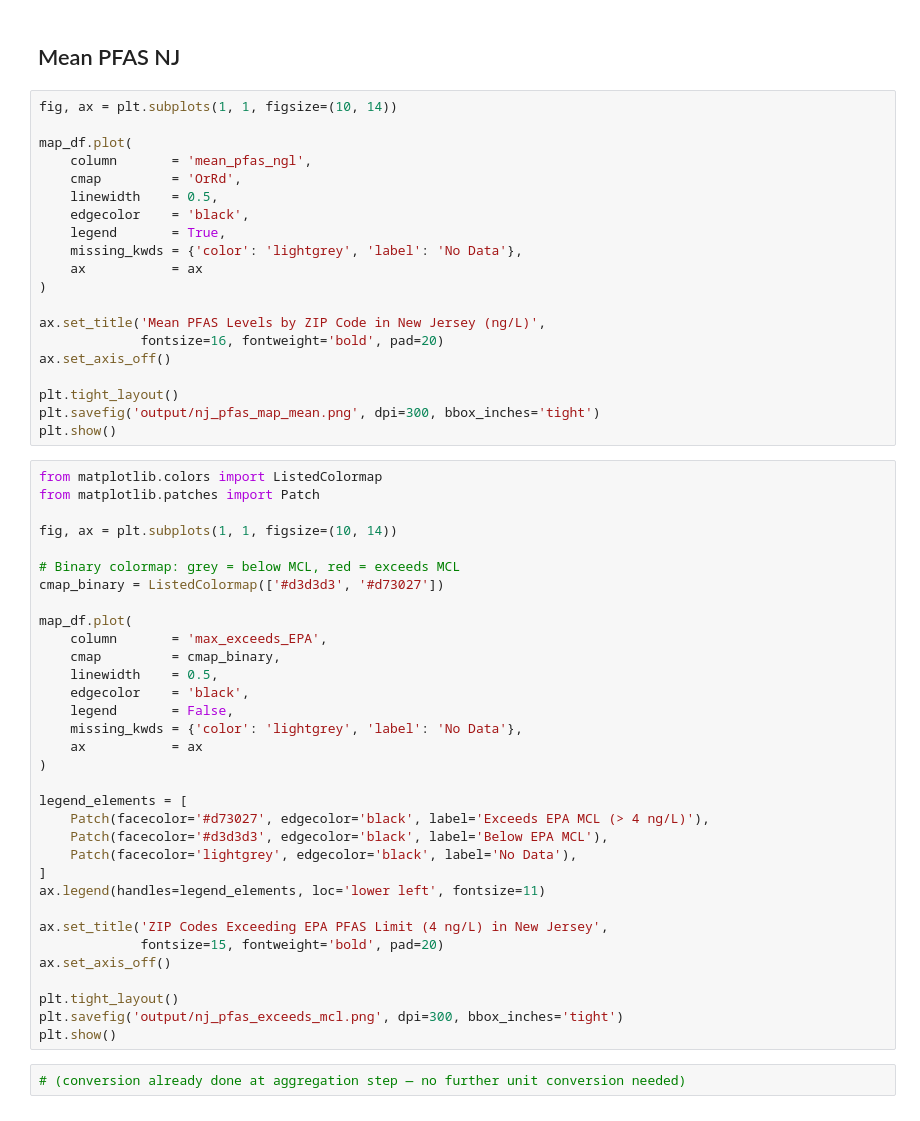
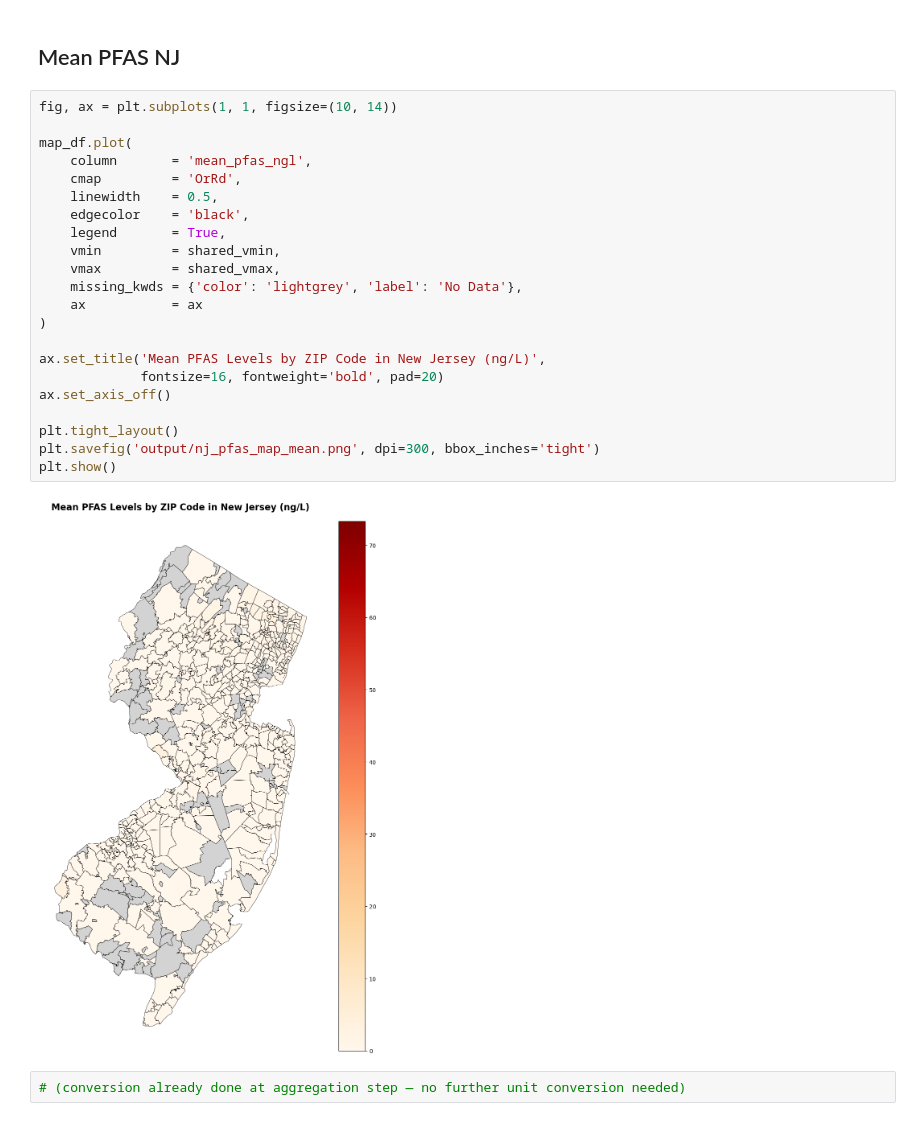
Before and after one commit to Charcharbinks28/QSS20-CW-Final, a Jupyter notebook: code/02_data_clean_visualize_me_search.ipynb, the cells around one changed output. Drawn from its saved outputs; the diff is of its cells as text.

```diff
--- a/code/02_data_clean_visualize_me_search.ipynb
+++ b/code/02_data_clean_visualize_me_search.ipynb
@@ -428,56 +439,27 @@ plt.show()
 # %%
 fig, ax = plt.subplots(1, 1, figsize=(10, 14))
 
 map_df.plot(
     column       = 'mean_pfas_ngl',
     cmap         = 'OrRd',
     linewidth    = 0.5,
     edgecolor    = 'black',
     legend       = True,
+    vmin         = shared_vmin,
+    vmax         = shared_vmax,
     missing_kwds = {'color': 'lightgrey', 'label': 'No Data'},
     ax           = ax
 )
 
 ax.set_title('Mean PFAS Levels by ZIP Code in New Jersey (ng/L)',
              fontsize=16, fontweight='bold', pad=20)
 ax.set_axis_off()
 
 plt.tight_layout()
 plt.savefig('output/nj_pfas_map_mean.png', dpi=300, bbox_inches='tight')
 plt.show()
+# %% [output]
+[figure, added]
-# %%
-from matplotlib.colors import ListedColormap
-from matplotlib.patches import Patch
-
-fig, ax = plt.subplots(1, 1, figsize=(10, 14))
-
-# Binary colormap: grey = below MCL, red = exceeds MCL
-cmap_binary = ListedColormap(['#d3d3d3', '#d73027'])
-
-map_df.plot(
-    column       = 'max_exceeds_EPA',
-    cmap         = cmap_binary,
-    linewidth    = 0.5,
-    edgecolor    = 'black',
-    legend       = False,
-    missing_kwds = {'color': 'lightgrey', 'label': 'No Data'},
-    ax           = ax
-)
-
-legend_elements = [
-    Patch(facecolor='#d73027', edgecolor='black', label='Exceeds EPA MCL (> 4 ng/L)'),
-    Patch(facecolor='#d3d3d3', edgecolor='black', label='Below EPA MCL'),
-    Patch(facecolor='lightgrey', edgecolor='black', label='No Data'),
-]
-ax.legend(handles=legend_elements, loc='lower left', fontsize=11)
-
-ax.set_title('ZIP Codes Exceeding EPA PFAS Limit (4 ng/L) in New Jersey',
-             fontsize=15, fontweight='bold', pad=20)
-ax.set_axis_off()
-
-plt.tight_layout()
-plt.savefig('output/nj_pfas_exceeds_mcl.png', dpi=300, bbox_inches='tight')
-plt.show()
 # %%
 # (conversion already done at aggregation step — no further unit conversion needed)
 # %%
```
Also changed, not shown: parts of 3 cells of this notebook, 1 other file.
